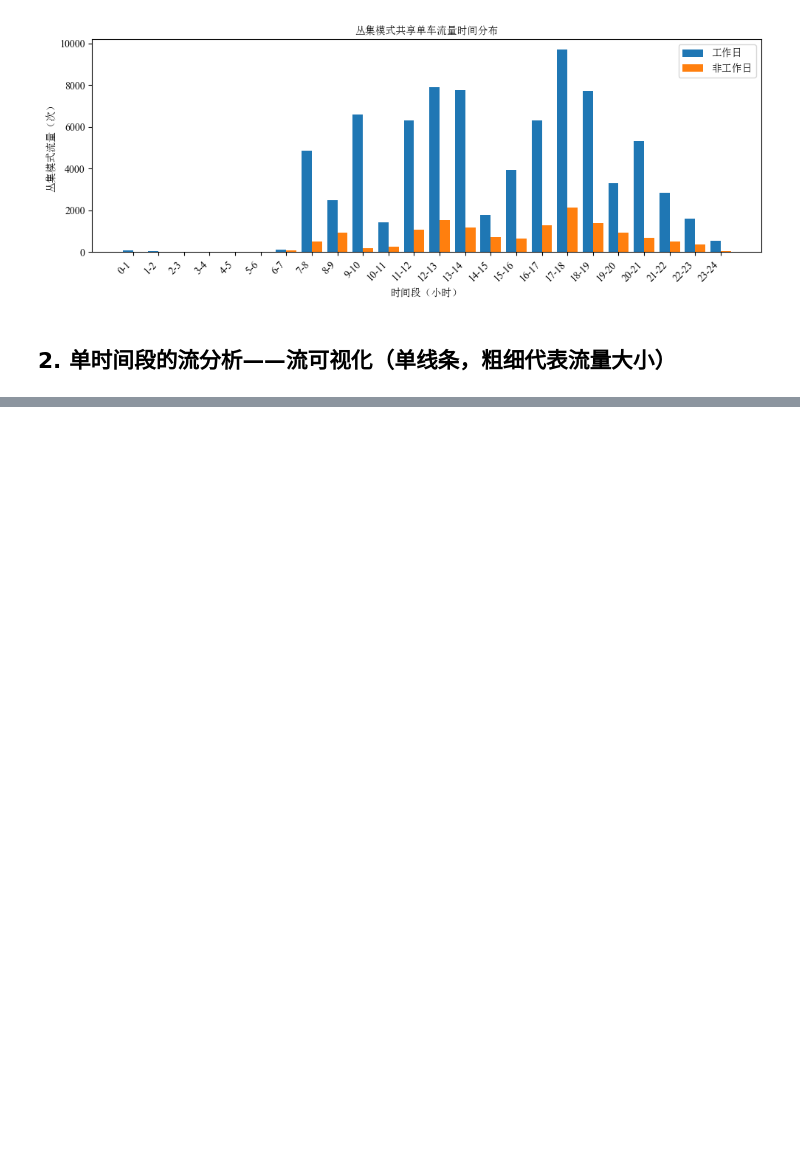
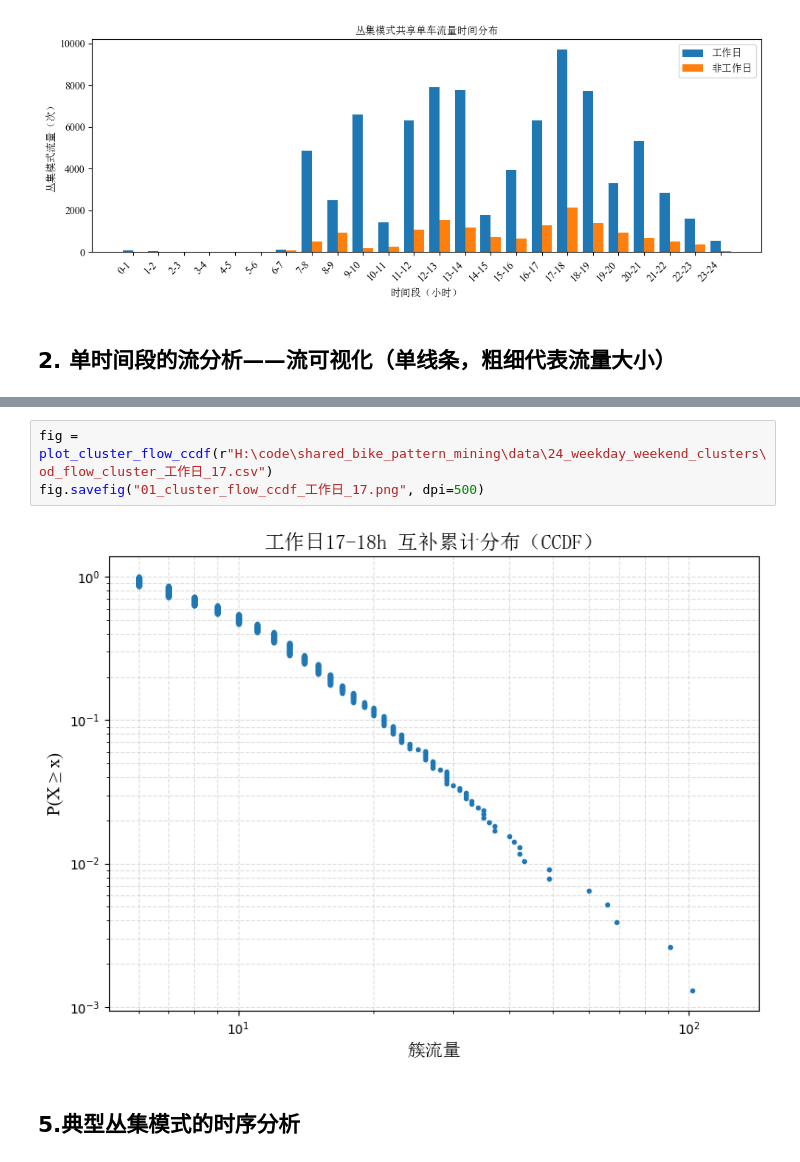
Before and after one commit to LinYuQi00/shared_bike_pattern_mining, a Jupyter notebook: 01_cluster_pattern_analysis.ipynb, the cells around one changed output, grey strips where cells are left out. Drawn from its saved outputs; the diff is of its cells as text; blank space fills up the shorter version.

```diff
--- a/01_cluster_pattern_analysis.ipynb
+++ b/01_cluster_pattern_analysis.ipynb
@@ -215,0 +473,7 @@ fig.savefig("01_cluster_to_cluster_flow.png", dpi=500)
+# %%
+fig = plot_cluster_flow_ccdf(r"H:\code\shared_bike_pattern_mining\data\24_weekday_weekend_clusters\od_flow_cluster_工作日_17.csv")
+fig.savefig("01_cluster_flow_ccdf_工作日_17.png", dpi=500)
+# %% [output]
+[figure, added]
+# %% [markdown]
+## 5.典型丛集模式的时序分析
```
Also changed, not shown: parts of 11 cells of this notebook, 5 other files.
